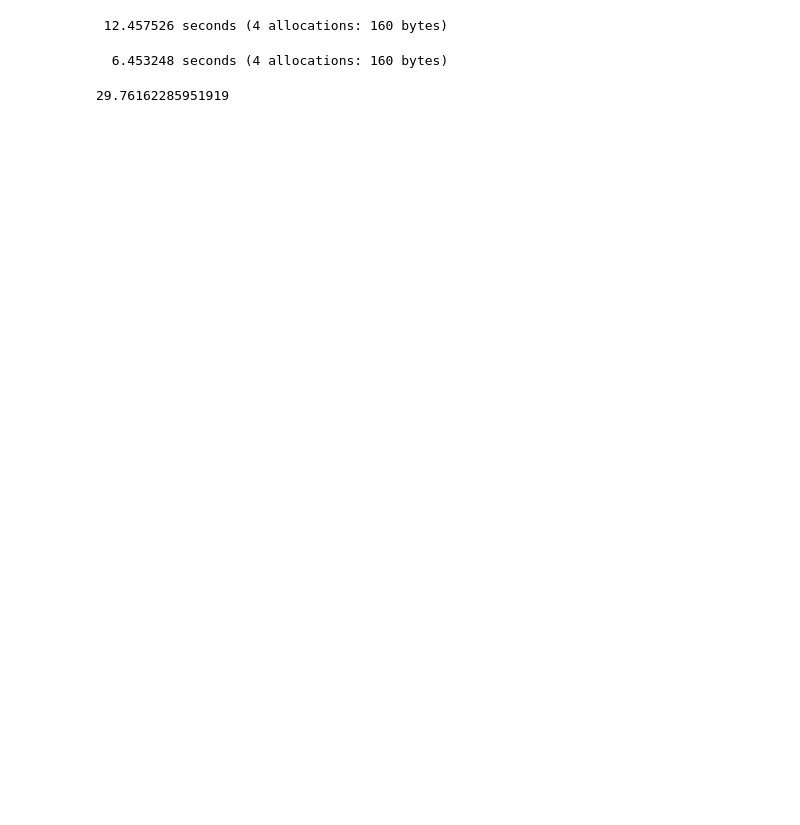
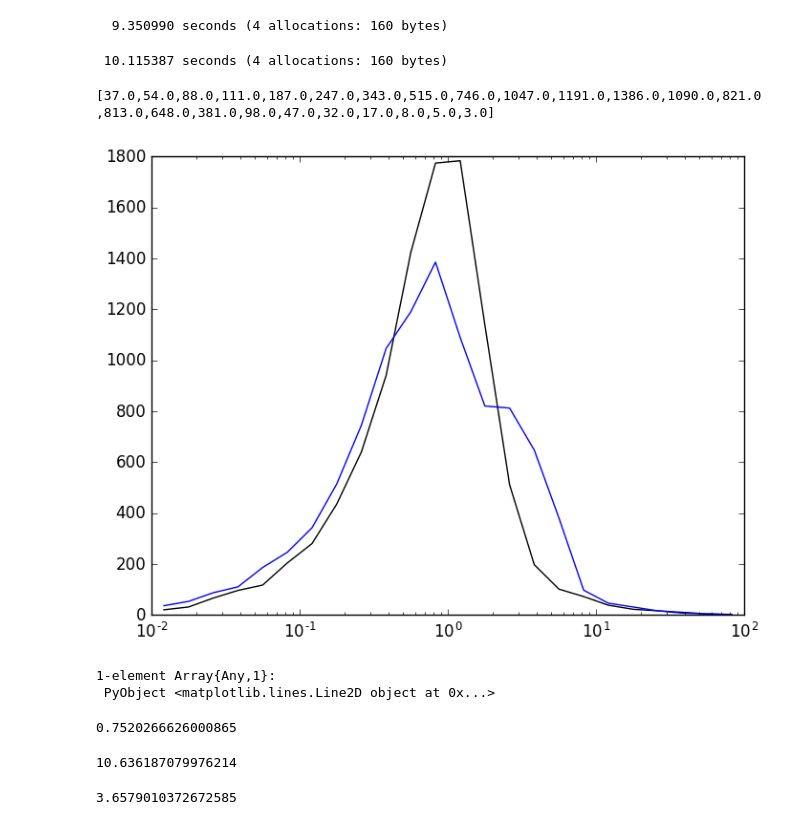
Before and after one commit to skariel/nbtree_fast, a Jupyter notebook: 1.ipynb, the cells around one changed output. Drawn from its saved outputs; the diff is of its cells as text; code cells hidden in the pictures; blank space fills up the shorter version.

```diff
--- a/1.ipynb
+++ b/1.ipynb
@@ -18,14 +18,36 @@ ax = zeros(length(particles))
 ay = zeros(length(particles))
 az = zeros(length(particles));
 # %%
-@time get_all_accel!(t, 0.75, 1.0e-157, ax,ay,az)
+@time get_all_accel!(t, 0.85, 1.0e-3, ax,ay,az)
 # %% [output]
- 12.457526 seconds (4 allocations: 160 bytes)
+  9.350990 seconds (4 allocations: 160 bytes)
 # %%
-@time get_all_accel_rel!(t, 0.02, 1.0e-157, ax,ay,az)
+@time get_all_accel_rel!(t, 0.01, 1.0e-3, ax,ay,az)
 # %% [output]
-  6.453248 seconds (4 allocations: 160 bytes)
+ 10.115387 seconds (4 allocations: 160 bytes)
-# %%
-perf(particles, ax, 4000, 1.0e-157)
-# %% [output]
-29.76162285951919
+# %%
+mx,myq, ee50,ee90,ee95,ee99,m,s = perf(particles, ax, 10000, 1.0e-3);
+print(myq)
+# %% [output]
+[37.0,54.0,88.0,111.0,187.0,247.0,343.0,515.0,746.0,1047.0,1191.0,1386.0,1090.0,821.0,813.0,648.0,381.0,98.0,47.0,32.0,17.0,8.0,5.0,3.0]
+# %%
+my  = [21.0,32.0,67.0,97.0,118.0,205.0,281.0,436.0,641.0,941.0,1424.0,1775.0,1784.0,1139.0,512.0,198.0,102.0,73.0,39.0,23.0,17.0,11.0,5.0,2.0];
+# %%
+semilogx(10.^mx,my,"-k")
+semilogx(10.^mx,myq,"-b")
+# %% [output]
+[figure, added]
+1-element Array{Any,1}:
+ PyObject <matplotlib.lines.Line2D object at 0x...>
+# %%
+ee50
+# %% [output]
+0.7520266626000865
+# %%
+ee99
+# %% [output]
+10.636187079976214
+# %%
+ee90
+# %% [output]
+3.6579010372672585
```
Also changed, not shown: parts of 2 cells of this notebook, 4 other files.
